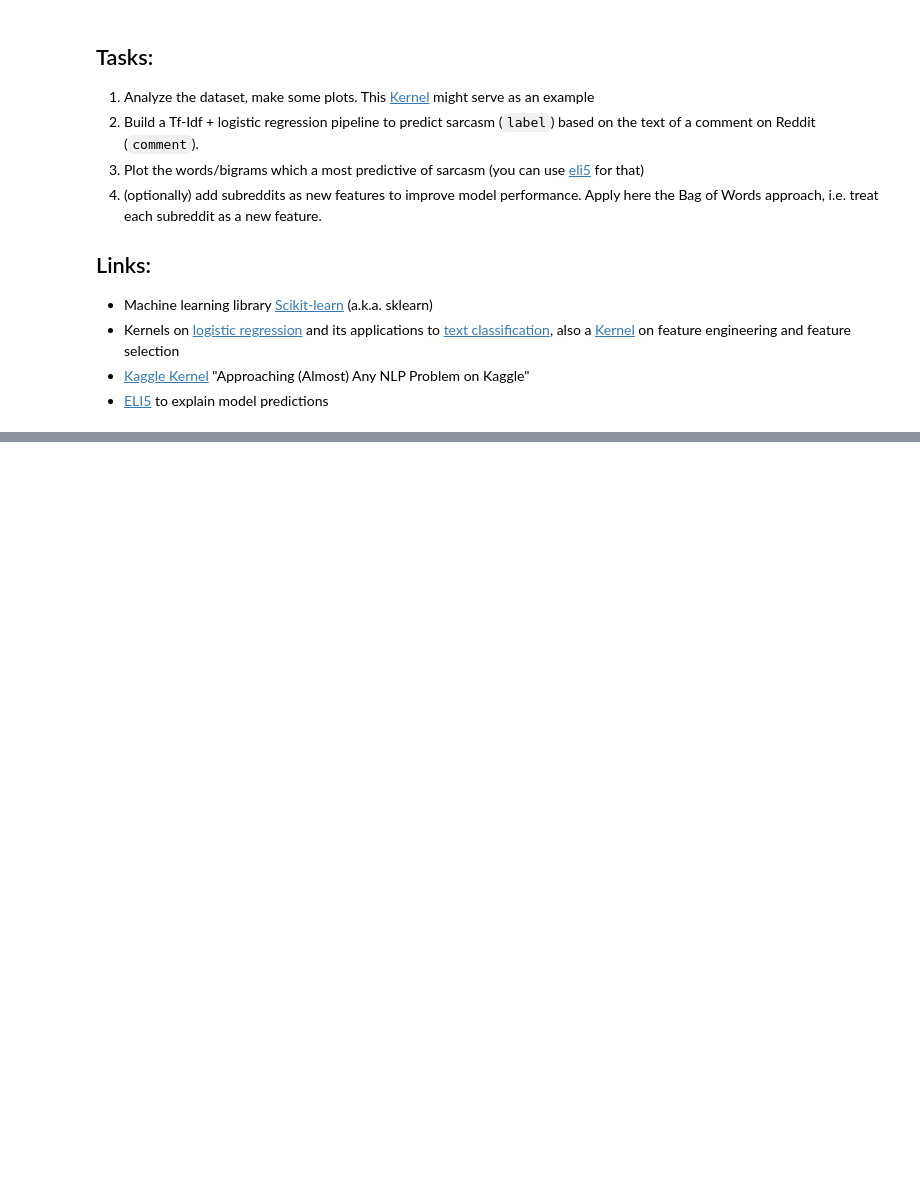
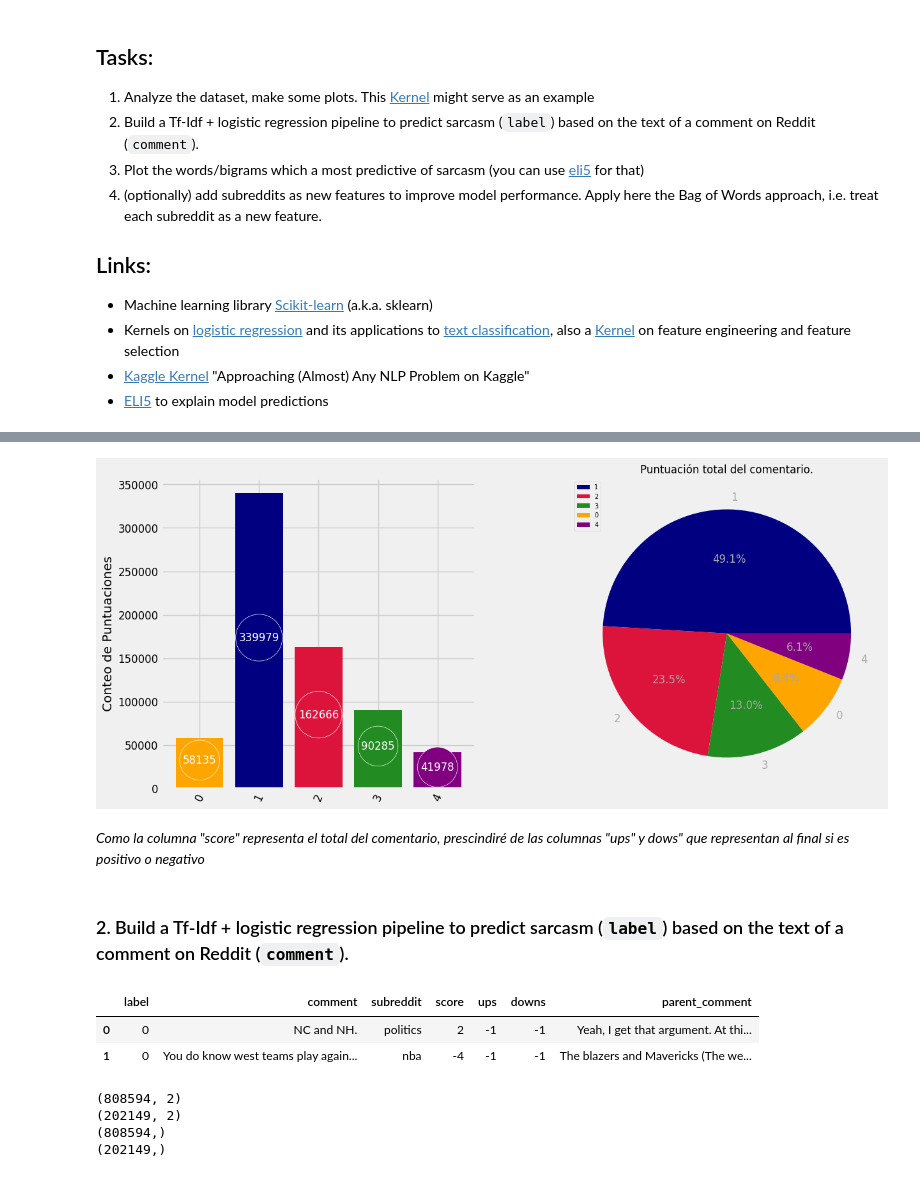
Before and after one commit to solfontan/DS_PT_09_2023, a Jupyter notebook: Machine_Learning/6-NLP/NLTK&CountVectorizer/ejercicios/sarcasm-detection.ipynb, the cells around one changed output, grey strips where cells are left out. Cells and saved outputs as stored; diff of their text form; code cells hidden in the pictures; blank space fills up the shorter version.

```diff
--- a/Machine_Learning/6-NLP/NLTK&CountVectorizer/ejercicios/sarcasm-detection.ipynb
+++ b/Machine_Learning/6-NLP/NLTK&CountVectorizer/ejercicios/sarcasm-detection.ipynb
@@ -46,0 +261,6 @@ df.head()
+# %%
+data_distribution.plot_top_categories(title='Puntuación total del comentario.', column_name='score', labely='Conteo de Puntuaciones')
+# %% [output]
+[figure, added]
+# %% [markdown]
+*Como la columna "score" representa el total del comentario, prescindiré de las columnas "ups" y dows" que representan al final si es positivo o negativo*
@@ -46,0 +305,20 @@ df.head()
+# %% [markdown]
+### 2. Build a Tf-Idf + logistic regression pipeline to predict sarcasm (`label`) based on the text of a comment on Reddit (`comment`).
+# %%
+df.head(2)
+# %% [output]
+|  | label | comment | subreddit | score | ups | downs | parent_comment |
+| 0 | 0 | NC and NH. | politics | 2 | -1 | -1 | Yeah, I get that argument. At thi... |
+| 1 | 0 | You do know west teams play again... | nba | -4 | -1 | -1 | The blazers and Mavericks (The we... |
+# %%
+x_train, x_test, y_train, y_test = train_test_split(df.drop(columns=['subreddit', 'ups', 'downs', 'parent_comment', 'label']), df['label'], test_size=0.2, random_state=24)
+
+print(x_train.shape)
+print(x_test.shape)
+print(y_train.shape)
+print(y_test.shape)
+# %% [output]
+(808594, 2)
+(202149, 2)
+(808594,)
+(202149,)
```
Also changed, not shown: parts of 41 cells of this notebook, 2 other files.
